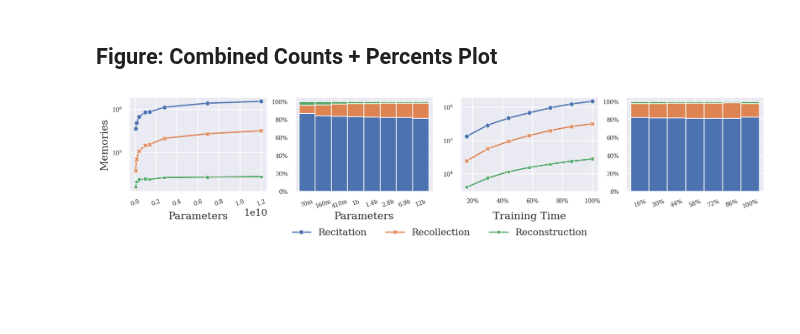
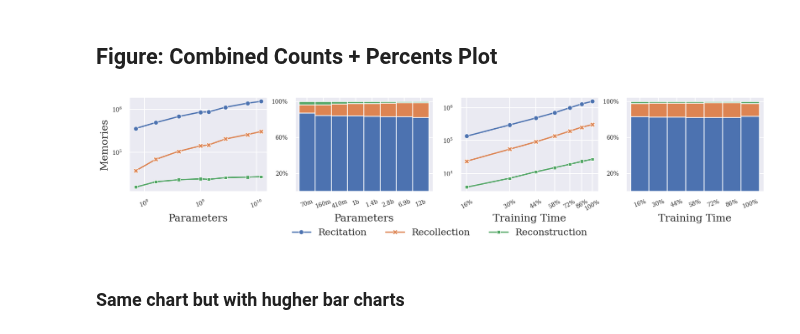
Before and after one commit to EleutherAI/semantic-memorization, a Jupyter notebook: working_dirs/kyle/results_analysis/results_analysis.ipynb, the cells around one changed output. Saved outputs shown, nothing was run; the diff lists cells and outputs as text; code cells hidden in the pictures; blank space fills up the shorter version.

Commit message:
Further refactor plots

```diff
--- a/working_dirs/kyle/results_analysis/results_analysis.ipynb
+++ b/working_dirs/kyle/results_analysis/results_analysis.ipynb
@@ -19,7 +20,11 @@ sns.set_style({'font.family':'serif', 'font.serif':'Times New Roman'})
 split_sample_size = None
 label_title_padding = 10
 study_pile = False
-RECITATION_THRESHOLD = 10
+RECITATION_THRESHOLD = 8
+
+figures_path = f"scale+time_figures/recitation_threshold_{RECITATION_THRESHOLD}/"
+if not os.path.exists(figures_path):
+    os.makedirs(figures_path)
 # %%
 memories_path = "usvsnsp/generation-semantic-filters"
 intermediate_path = "usvsnsp/generation-semantic-intermediate-filters"
@@ -390,6 +395,7 @@ fig, axes = plt.subplots(1, 4, figsize=(20, 3))
 sns.lineplot(ax=axes[0], data=counts_frame_scale, dashes=False, markers=True, markersize=8)
 axes[0].tick_params(axis='x', rotation=20, labelsize=10)
 axes[0].set_yscale("log")
+axes[0].set_xscale("log")
 axes[0].tick_params(axis='y', labelsize=10)
 axes[0].set_ylabel("Memories")
 axes[0].set_xlabel("Parameters")
@@ -405,34 +411,46 @@ percents_frame_scale.plot.bar(
 axes[1].yaxis.set_major_formatter(plt.FuncFormatter(lambda x, loc: "{:,}%".format(int(x * 100))))
 axes[1].tick_params(axis='x', rotation=20, labelsize=10)
 axes[1].tick_params(axis='y', labelsize=10)
+axes[1].set_yticks([0.2, 0.6, 1])
 axes[1].set_xlabel("Parameters")
 axes[1].get_legend().remove()
 
 # set figure 3
 sns.lineplot(ax=axes[2], data=counts_frame_time, dashes=False, markers=True, markersize=8)
 axes[2].set_yscale("log")
 axes[2].tick_params(axis='x', labelsize=10)
 axes[2].tick_params(axis='y', labelsize=10)
+#  log x
+axes[2].set_xscale("log", base=2)
+# set x ticks at 0.1, 0.2, 0.3, 0.4, 0.5, 0.6, 0.7, 0.8, 0.9
+axes[2].set_xticks(sorted_checkpoints)
+# axes[2].set_xticks([0.16, 0.2, 0.4, 0.8, 1])
+# rotate
+axes[2].tick_params(axis='x', rotation=30)
 axes[2].set_xlabel("Training Time")
 axes[2].xaxis.set_major_formatter(PercentFormatter(1))
 axes[2].legend().remove()
 
 # set figure 4
 percents_frame_time.plot.bar(
     stacked=True,
     ax=axes[3],
     rot=0,
     width=1,
 )
 axes[3].yaxis.set_major_formatter(plt.FuncFormatter(lambda x, loc: "{:,}%".format(int(x * 100))))
 axes[3].tick_params(axis='x', rotation=20, labelsize=10)
 axes[3].tick_params(axis='y', labelsize=10)
+axes[3].set_yticks([0.2, 0.6, 1])
+axes[3].set_xlabel("Training Time")
 axes[3].get_legend().remove()
 
 # make all the x labels have the same height
 fig.align_xlabels()
 
 # Save the figure
-fig.savefig(f"figures/categories_counts_percents_across_time+scale_recitation={RECITATION_THRESHOLD}.pdf", bbox_inches="tight")
+fig.savefig(f"{figures_path}/categories_counts_percents_across_time+scale.pdf", bbox_inches="tight")
 # %% [output]
-[figure, old version]
+[figure, new version]
+# %% [markdown]
+### Same chart but with hugher bar charts
```
Also changed, not shown: parts of 12 cells of this notebook, 25 other files.
